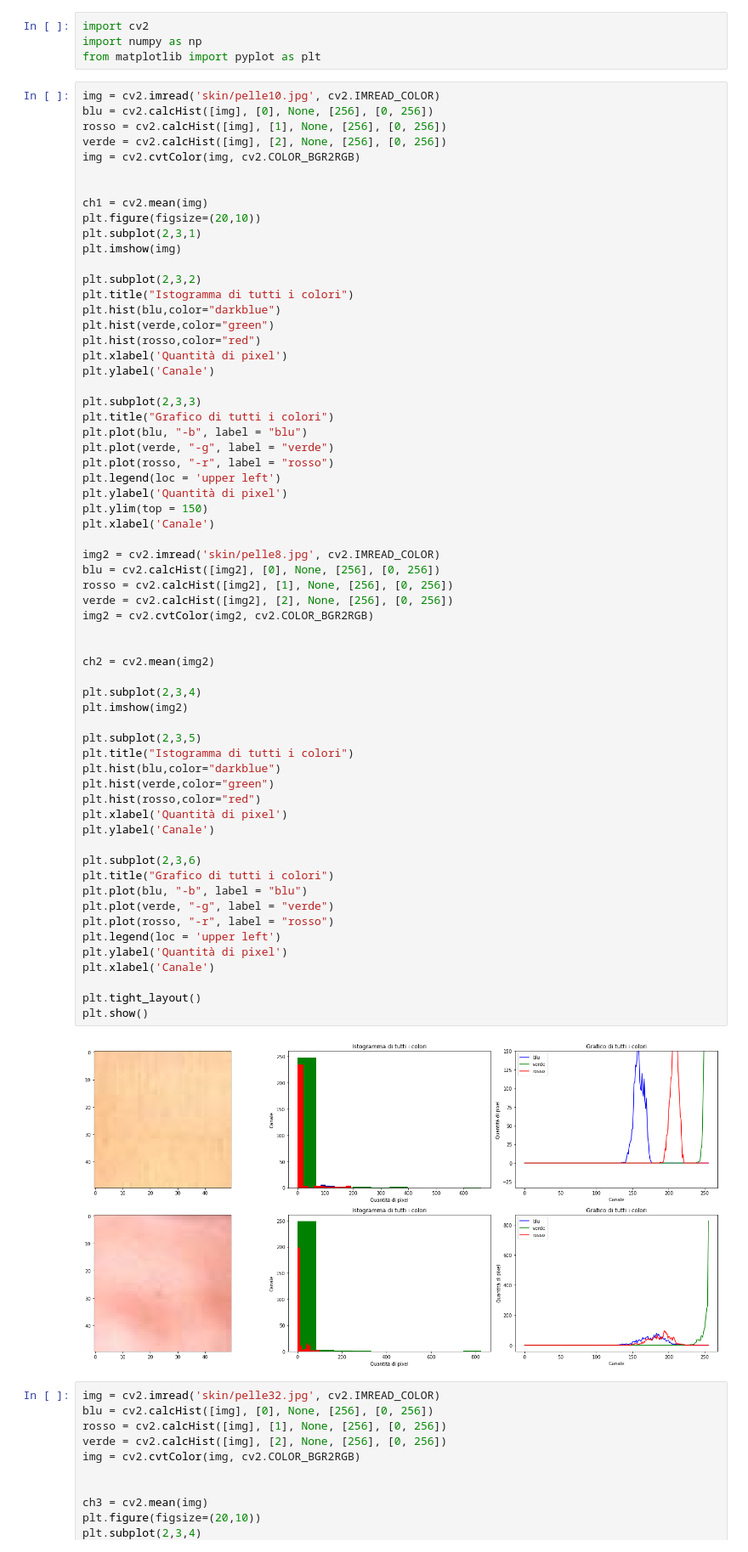
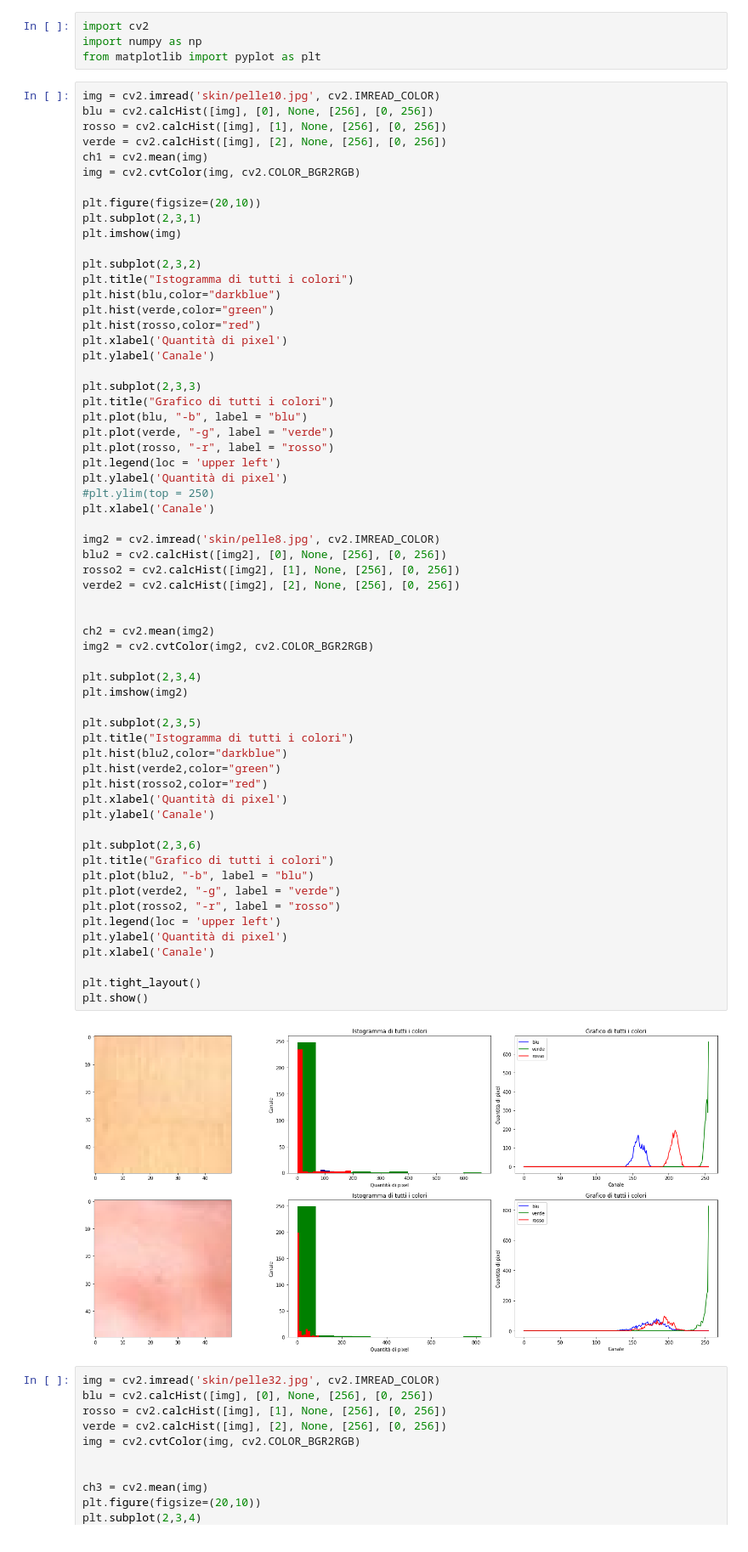
Before and after one commit to Wooler97/Skin-Detection, a Jupyter notebook: SkinPlotCode.ipynb, the cells around one changed output. Shown: that part at 85% size. Saved outputs shown, nothing was run; the diff lists cells and outputs as text.

```diff
--- a/SkinPlotCode.ipynb
+++ b/SkinPlotCode.ipynb
@@ -7,10 +7,9 @@ img = cv2.imread('skin/pelle10.jpg', cv2.IMREAD_COLOR)
 blu = cv2.calcHist([img], [0], None, [256], [0, 256])
 rosso = cv2.calcHist([img], [1], None, [256], [0, 256])
 verde = cv2.calcHist([img], [2], None, [256], [0, 256])
+ch1 = cv2.mean(img)
 img = cv2.cvtColor(img, cv2.COLOR_BGR2RGB)
 
-
-ch1 = cv2.mean(img)
 plt.figure(figsize=(20,10))
 plt.subplot(2,3,1)
 plt.imshow(img)
@@ -27,45 +26,45 @@ plt.subplot(2,3,3)
 plt.title("Grafico di tutti i colori")
 plt.plot(blu, "-b", label = "blu")
 plt.plot(verde, "-g", label = "verde")
 plt.plot(rosso, "-r", label = "rosso")
 plt.legend(loc = 'upper left')
 plt.ylabel('Quantità di pixel')
-plt.ylim(top = 150)
+#plt.ylim(top = 250)
 plt.xlabel('Canale')
 
 img2 = cv2.imread('skin/pelle8.jpg', cv2.IMREAD_COLOR)
-blu = cv2.calcHist([img2], [0], None, [256], [0, 256])
-rosso = cv2.calcHist([img2], [1], None, [256], [0, 256])
-verde = cv2.calcHist([img2], [2], None, [256], [0, 256])
-img2 = cv2.cvtColor(img2, cv2.COLOR_BGR2RGB)
+blu2 = cv2.calcHist([img2], [0], None, [256], [0, 256])
+rosso2 = cv2.calcHist([img2], [1], None, [256], [0, 256])
+verde2 = cv2.calcHist([img2], [2], None, [256], [0, 256])
 
 
 ch2 = cv2.mean(img2)
+img2 = cv2.cvtColor(img2, cv2.COLOR_BGR2RGB)
 
 plt.subplot(2,3,4)
 plt.imshow(img2)
 
 plt.subplot(2,3,5)
 plt.title("Istogramma di tutti i colori")
-plt.hist(blu,color="darkblue")
-plt.hist(verde,color="green")
-plt.hist(rosso,color="red")
+plt.hist(blu2,color="darkblue")
+plt.hist(verde2,color="green")
+plt.hist(rosso2,color="red")
 plt.xlabel('Quantità di pixel')
 plt.ylabel('Canale')
 
 plt.subplot(2,3,6)
 plt.title("Grafico di tutti i colori")
-plt.plot(blu, "-b", label = "blu")
-plt.plot(verde, "-g", label = "verde")
-plt.plot(rosso, "-r", label = "rosso")
+plt.plot(blu2, "-b", label = "blu")
+plt.plot(verde2, "-g", label = "verde")
+plt.plot(rosso2, "-r", label = "rosso")
 plt.legend(loc = 'upper left')
 plt.ylabel('Quantità di pixel')
 plt.xlabel('Canale')
 
 plt.tight_layout()
 plt.show()
 # %% [output]
-[figure, old version]
+[figure, new version]
 # %%
 img = cv2.imread('skin/pelle32.jpg', cv2.IMREAD_COLOR)
 blu = cv2.calcHist([img], [0], None, [256], [0, 256])
```
Also changed, not shown: 5 other files.
